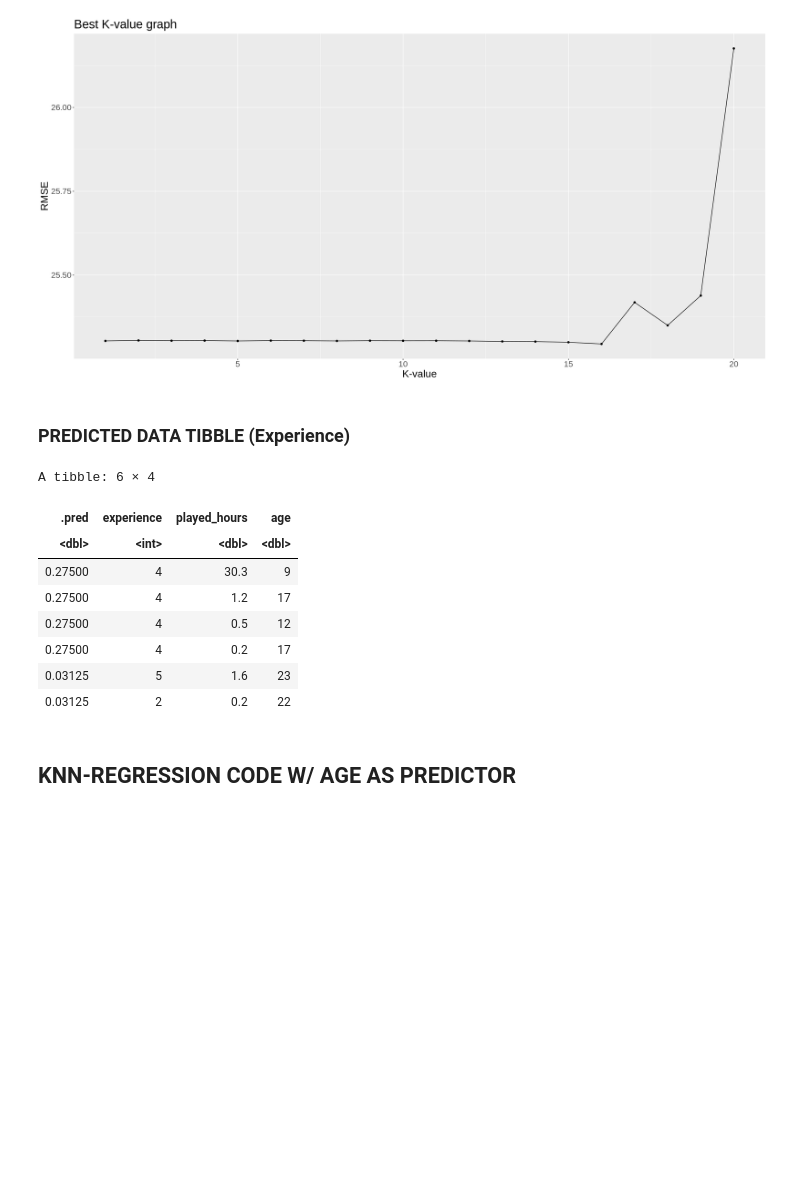
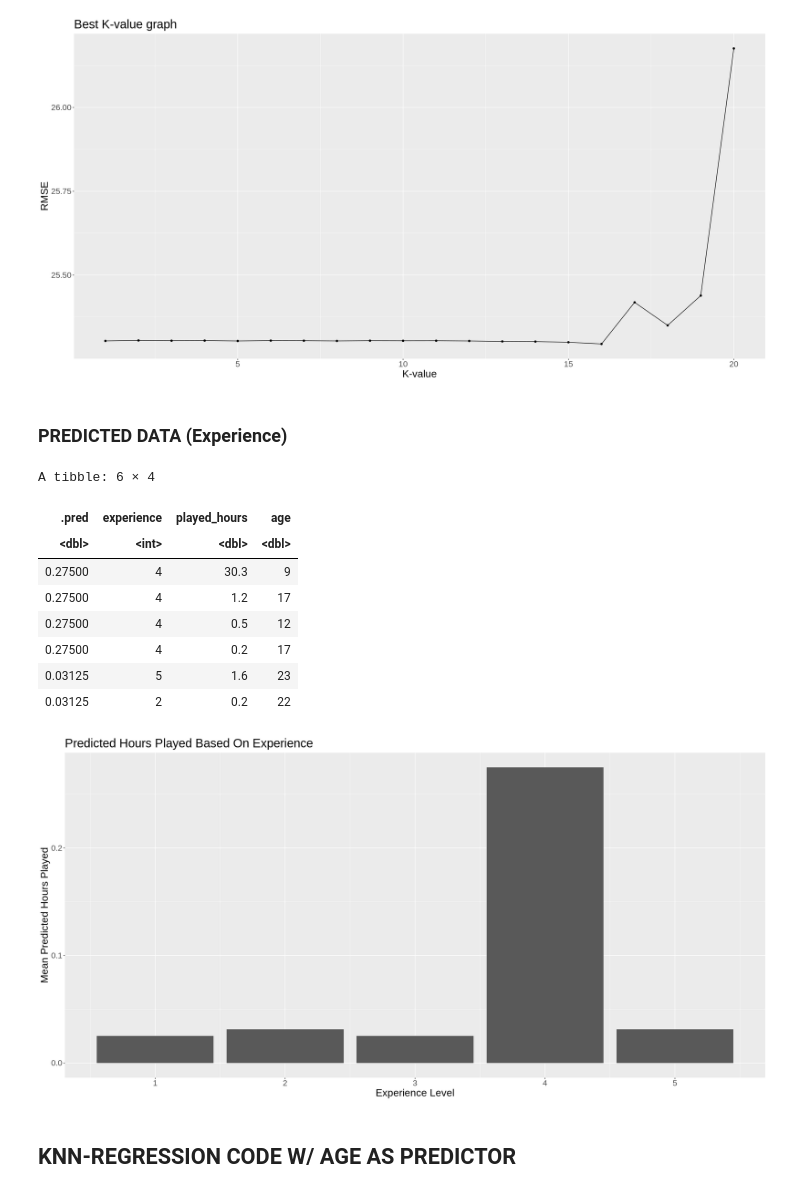
Before and after one commit to 04thvs/dsci100_39, a Jupyter notebook: code.ipynb, the cells around one changed output. Drawn from its saved outputs; the diff is of its cells as text; code cells hidden in the pictures; blank space fills up the shorter version.

```diff
--- a/code.ipynb
+++ b/code.ipynb
@@ -227,23 +227,36 @@ A tibble: 1 × 7
 | 16 | rmse | standard | 25.29465 | 5 | 8.334938 | Preprocessor1_Model16 |
 [figure]
 # %% [markdown]
-### PREDICTED DATA TIBBLE (Experience)
+### PREDICTED DATA (Experience)
 # %%
 experience_preds <- experience_fit |>
     predict(players_testing)|>
     bind_cols(players_testing)|>
     arrange(desc(.pred))
 head(experience_preds)
+
+experience_viz_tbl <- experience_preds |>
+group_by(experience) |>
+summarize(mean_hrs = mean(.pred))
+
+experience_preds_viz <- experience_viz_tbl |>
+ggplot(aes(x = experience, y = mean_hrs)) +
+geom_bar(stat = 'identity') +
+labs(y = 'Mean Predicted Hours Played', x = 'Experience Level') +
+ggtitle('Predicted Hours Played Based On Experience') +
+theme(text = element_text(size = 20))
+experience_preds_viz
 # %% [output]
 A tibble: 6 × 4
 | .pred | experience | played_hours | age |
 | <dbl> | <int> | <dbl> | <dbl> |
 | 0.27500 | 4 | 30.3 | 9 |
 | 0.27500 | 4 | 1.2 | 17 |
 | 0.27500 | 4 | 0.5 | 12 |
 | 0.27500 | 4 | 0.2 | 17 |
 | 0.03125 | 5 | 1.6 | 23 |
 | 0.03125 | 2 | 0.2 | 22 |
+[figure, added]
 # %% [markdown]
 ## KNN-REGRESSION CODE W/ AGE AS PREDICTOR
 # %%
```
Also changed, not shown: parts of 2 cells of this notebook.
